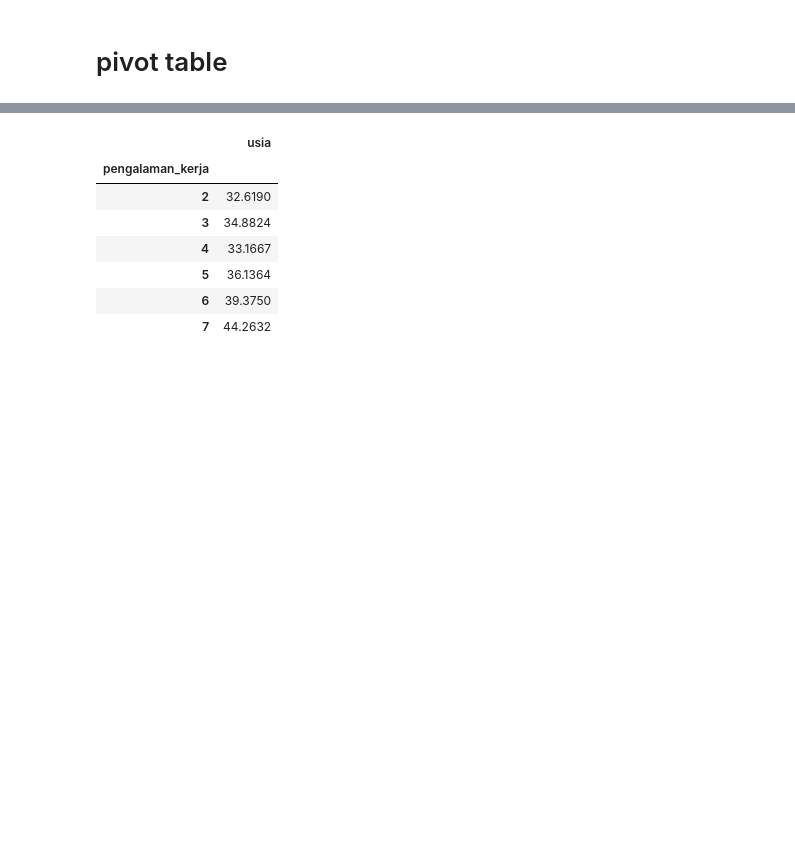
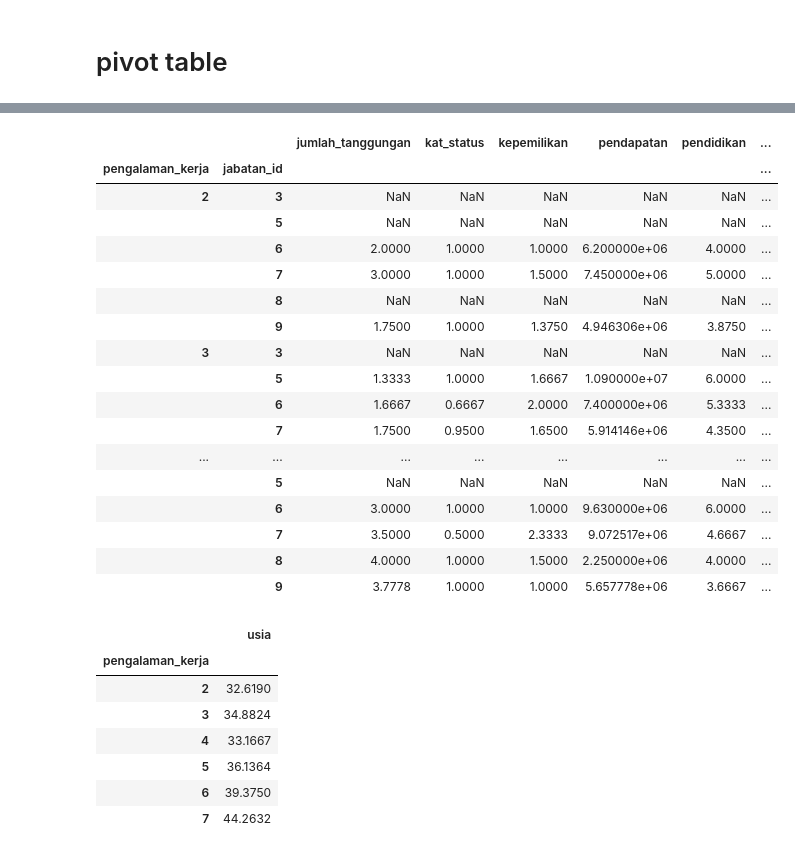
Before and after one commit to imanursar/Machine-Learning-Notes, a Jupyter notebook: Custom Function/Feature Engineering Function.ipynb, the cells around one changed output, grey strips where cells are left out. Cells and saved outputs as stored; diff of their text form; code cells hidden in the pictures; blank space fills up the shorter version.

```diff
--- a/Custom Function/Feature Engineering Function.ipynb
+++ b/Custom Function/Feature Engineering Function.ipynb
@@ -634,3 +642,24 @@ Target Encoding: ['tenor_bulanan']
+# %%
+fe.pivot(df,['pengalaman_kerja',"jabatan_id"])
+# %% [output]
+|  |  | jumlah_tanggungan | kat_status | kepemilikan | pendapatan | pendidikan | ... |
+| pengalaman_kerja | jabatan_id |  |  |  |  |  | ... |
+| 2 | 3 | NaN | NaN | NaN | NaN | NaN | ... |
+|  | 5 | NaN | NaN | NaN | NaN | NaN | ... |
+|  | 6 | 2.0000 | 1.0000 | 1.0000 | 6.200000e+06 | 4.0000 | ... |
+|  | 7 | 3.0000 | 1.0000 | 1.5000 | 7.450000e+06 | 5.0000 | ... |
+|  | 8 | NaN | NaN | NaN | NaN | NaN | ... |
+|  | 9 | 1.7500 | 1.0000 | 1.3750 | 4.946306e+06 | 3.8750 | ... |
+| 3 | 3 | NaN | NaN | NaN | NaN | NaN | ... |
+|  | 5 | 1.3333 | 1.0000 | 1.6667 | 1.090000e+07 | 6.0000 | ... |
+|  | 6 | 1.6667 | 0.6667 | 2.0000 | 7.400000e+06 | 5.3333 | ... |
+|  | 7 | 1.7500 | 0.9500 | 1.6500 | 5.914146e+06 | 4.3500 | ... |
+| ... | ... | ... | ... | ... | ... | ... | ... |
+|  | 5 | NaN | NaN | NaN | NaN | NaN | ... |
+|  | 6 | 3.0000 | 1.0000 | 1.0000 | 9.630000e+06 | 6.0000 | ... |
+|  | 7 | 3.5000 | 0.5000 | 2.3333 | 9.072517e+06 | 4.6667 | ... |
+|  | 8 | 4.0000 | 1.0000 | 1.5000 | 2.250000e+06 | 4.0000 | ... |
+|  | 9 | 3.7778 | 1.0000 | 1.0000 | 5.657778e+06 | 3.6667 | ... |
 # %%
 fe.pivot(df,'pengalaman_kerja','usia',type_rand='mean',col=None,m=None,fv=np.nan)
 # %% [output]
```
Also changed, not shown: parts of 7 cells of this notebook.
